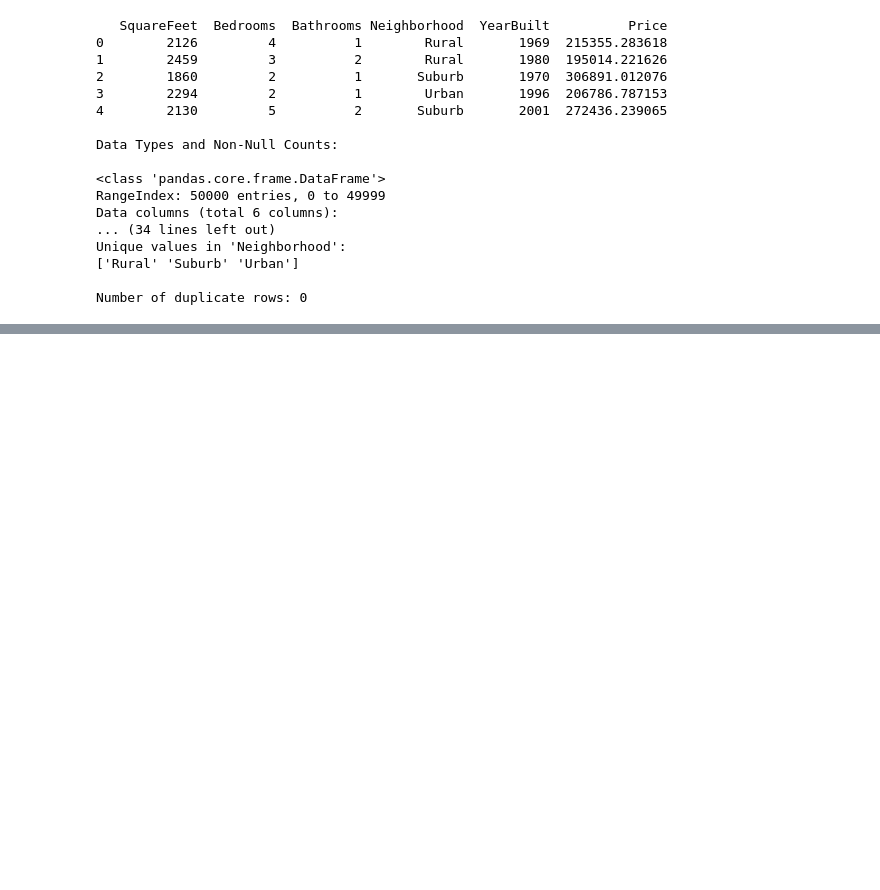
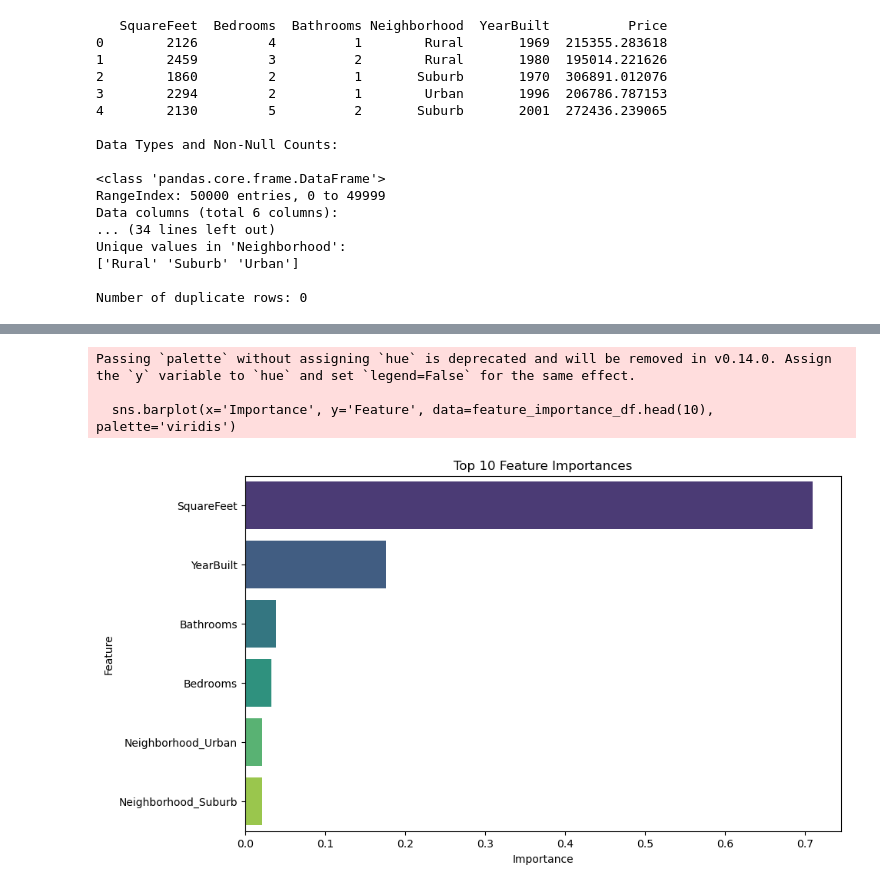
Before and after one commit to MiltonGreat/Housing-Market, a Jupyter notebook: Housing Market Analysis.ipynb, the cells around one changed output, grey strips where cells are left out. Cells and saved outputs as stored; diff of their text form; code cells hidden in the pictures; blank space fills up the shorter version.

```diff
--- a/Housing Market Analysis.ipynb
+++ b/Housing Market Analysis.ipynb
@@ -310,0 +116,23 @@ Random Forest Model saved successfully!
+# %%
+# Model Training
+# Feature Selection for Predictive Modeling
+target = 'LogPrice'  # Adjusted to reflect the correct target column
+features = [col for col in df.columns if col != target and col != 'Price']  # Exclude 'Price' from features
+X = df[features]
+y = df[target]
+
+X_train, X_test, y_train, y_test = train_test_split(X, y, test_size=0.2, random_state=42)
+
+# Train a Random Forest Regressor
+model = RandomForestRegressor(n_estimators=100, random_state=42)
+model.fit(X_train, y_train)
+
+# Predictions and Evaluation
+y_pred = model.predict(X_test)
+y_pred_exp = np.exp(y_pred)  # Inverse log transformation to get the predicted price
+y_test_exp = np.exp(y_test)  # Inverse log transformation to get the actual price
+
+print("\nRandom Forest Model Performance:")
+print(f"Mean Absolute Error: {mean_absolute_error(y_test_exp, y_pred_exp):.2f}")
+print(f"Mean Squared Error: {mean_squared_error(y_test_exp, y_pred_exp):.2f}")
+print(f"R^2 Score: {r2_score(y_test_exp, y_pred_exp):.2f}")
@@ -310,0 +152,15 @@ Random Forest Model saved successfully!
+# %%
+# Feature Importance
+importances = model.feature_importances_
+feature_importance_df = pd.DataFrame({'Feature': X.columns, 'Importance': importances})
+feature_importance_df = feature_importance_df.sort_values(by='Importance', ascending=False)
+
+plt.figure(figsize=(10, 6))
+sns.barplot(x='Importance', y='Feature', data=feature_importance_df.head(10), palette='viridis')
+plt.title('Top 10 Feature Importances')
+plt.show()
+# %% [output]
+Passing `palette` without assigning `hue` is deprecated and will be removed in v0.14.0. Assign the `y` variable to `hue` and set `legend=False` for the same effect.
+
+  sns.barplot(x='Importance', y='Feature', data=feature_importance_df.head(10), palette='viridis')
+[figure, added]
```
Also changed, not shown: parts of 12 cells of this notebook.
